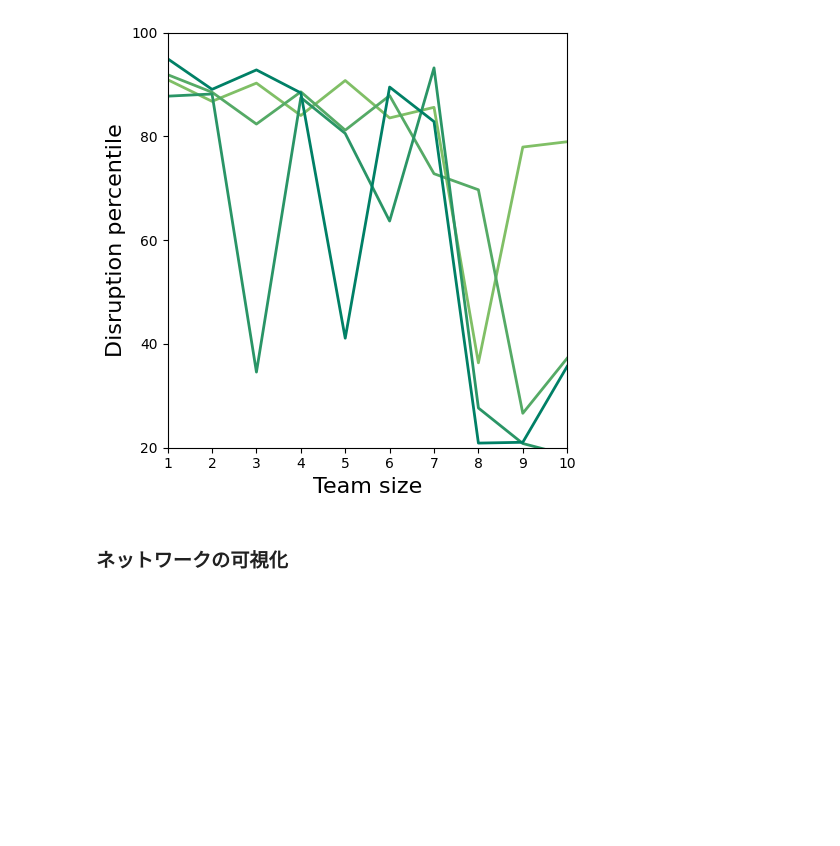
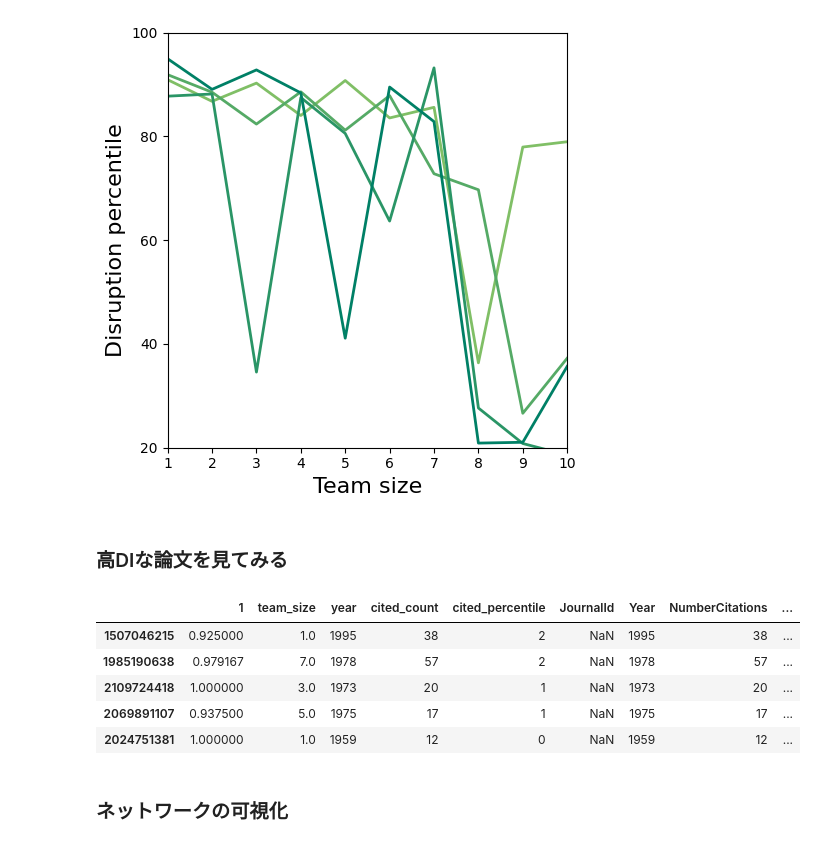
Before and after one commit to ScisciJP/tutorial_jp, a Jupyter notebook: 3-Disruptiveness copy.ipynb, the cells around one changed output. Cells and saved outputs as stored; diff of their text form; code cells hidden in the pictures; blank space fills up the shorter version.

```diff
--- a/3-Disruptiveness copy.ipynb
+++ b/3-Disruptiveness copy.ipynb
@@ -691,6 +691,17 @@ plt.tight_layout()
 5
 6
 [figure]
+# %% [markdown]
+### 高DIな論文を見てみる
+# %%
+filtered_df[filtered_df[1] > 0.92].merge(works_df, left_index=True, right_index=True)
+# %% [output]
+|  | 1 | team_size | year | cited_count | cited_percentile | JournalId | Year | NumberCitations | ... |
+| 1507046215 | 0.925000 | 1.0 | 1995 | 38 | 2 | NaN | 1995 | 38 | ... |
+| 1985190638 | 0.979167 | 7.0 | 1978 | 57 | 2 | NaN | 1978 | 57 | ... |
+| 2109724418 | 1.000000 | 3.0 | 1973 | 20 | 1 | NaN | 1973 | 20 | ... |
+| 2069891107 | 0.937500 | 5.0 | 1975 | 17 | 1 | NaN | 1975 | 17 | ... |
+| 2024751381 | 1.000000 | 1.0 | 1959 | 12 | 0 | NaN | 1959 | 12 | ... |
 # %% [markdown]
 ### ネットワークの可視化
 # %%
```
